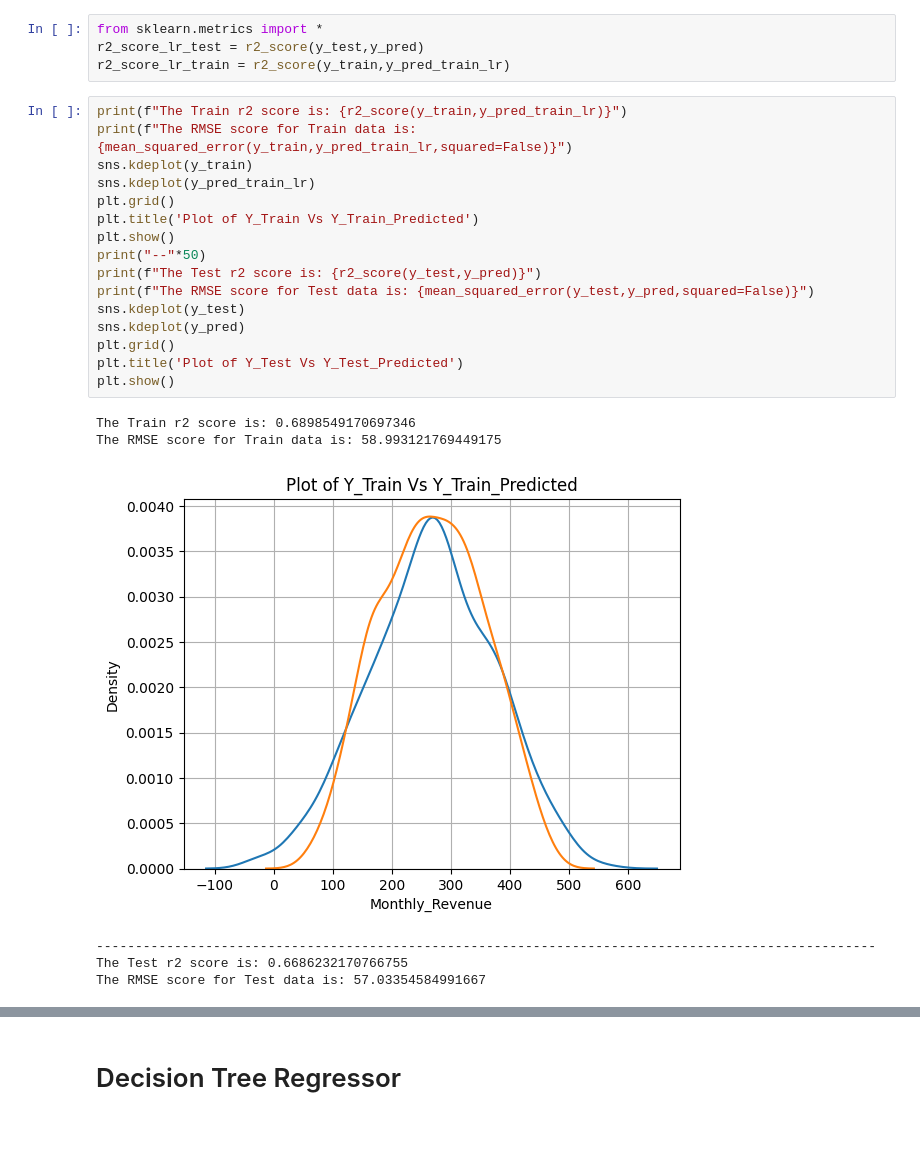
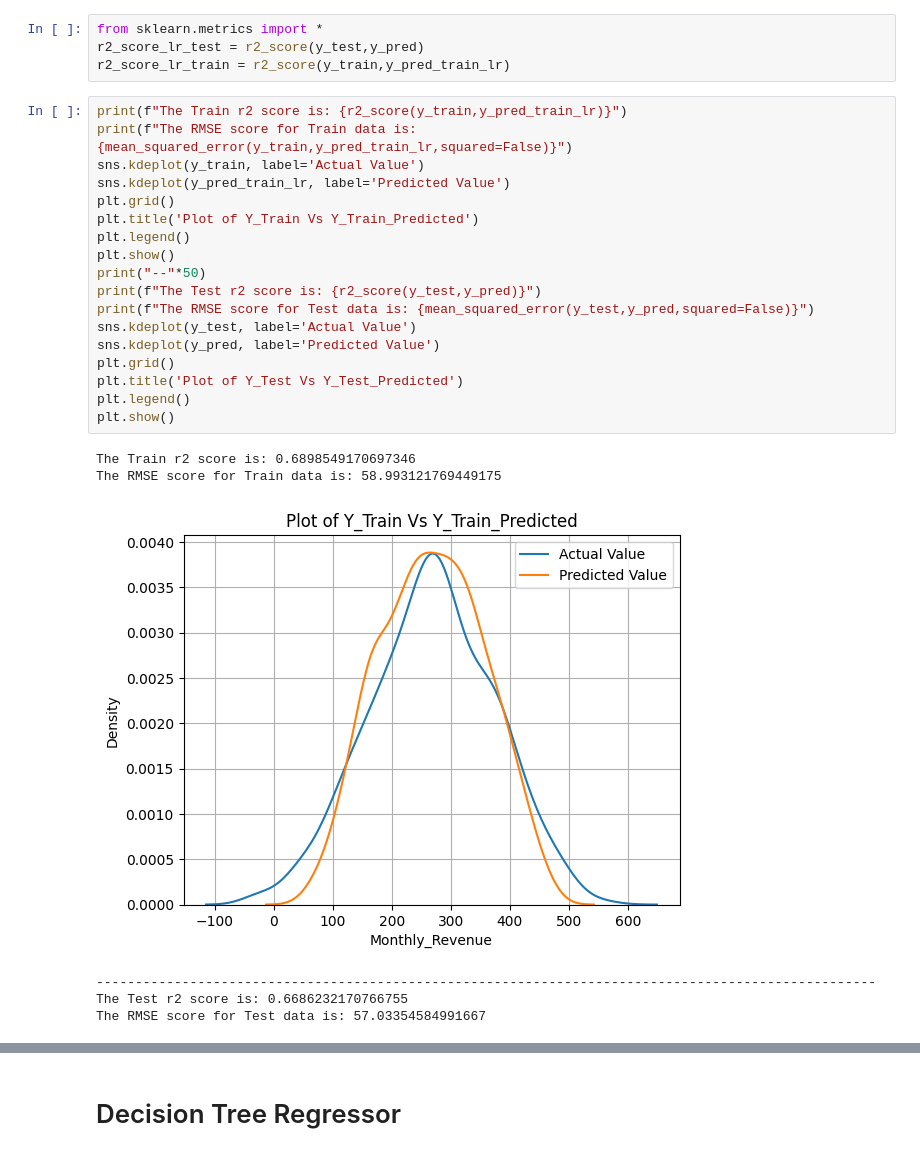
Before and after one commit to shivank124/Kaggle, a Jupyter notebook: restaurant-revenue-prediction-modelbuilding.ipynb, the cells around one changed output, grey strips where cells are left out. Drawn from its saved outputs; the diff is of its cells as text.

```diff
--- a/restaurant-revenue-prediction-modelbuilding.ipynb
+++ b/restaurant-revenue-prediction-modelbuilding.ipynb
@@ -207,23 +207,25 @@ r2_score_lr_train = r2_score(y_train,y_pred_train_lr)
 # %%
 print(f"The Train r2 score is: {r2_score(y_train,y_pred_train_lr)}")
 print(f"The RMSE score for Train data is: {mean_squared_error(y_train,y_pred_train_lr,squared=False)}")
-sns.kdeplot(y_train)
-sns.kdeplot(y_pred_train_lr)
+sns.kdeplot(y_train, label='Actual Value')
+sns.kdeplot(y_pred_train_lr, label='Predicted Value')
 plt.grid()
 plt.title('Plot of Y_Train Vs Y_Train_Predicted')
+plt.legend()
 plt.show()
 print("--"*50)
 print(f"The Test r2 score is: {r2_score(y_test,y_pred)}")
 print(f"The RMSE score for Test data is: {mean_squared_error(y_test,y_pred,squared=False)}")
-sns.kdeplot(y_test)
-sns.kdeplot(y_pred)
+sns.kdeplot(y_test, label='Actual Value')
+sns.kdeplot(y_pred, label='Predicted Value')
 plt.grid()
 plt.title('Plot of Y_Test Vs Y_Test_Predicted')
+plt.legend()
 plt.show()
 # %% [output]
 The Train r2 score is: 0.6898549170697346
 The RMSE score for Train data is: 58.993121769449175
-[figure, old version]
+[figure, new version]
 ----------------------------------------------------------------------------------------------------
 The Test r2 score is: 0.6686232170766755
 The RMSE score for Test data is: 57.03354584991667
```
Also changed, not shown: parts of 9 cells of this notebook.
